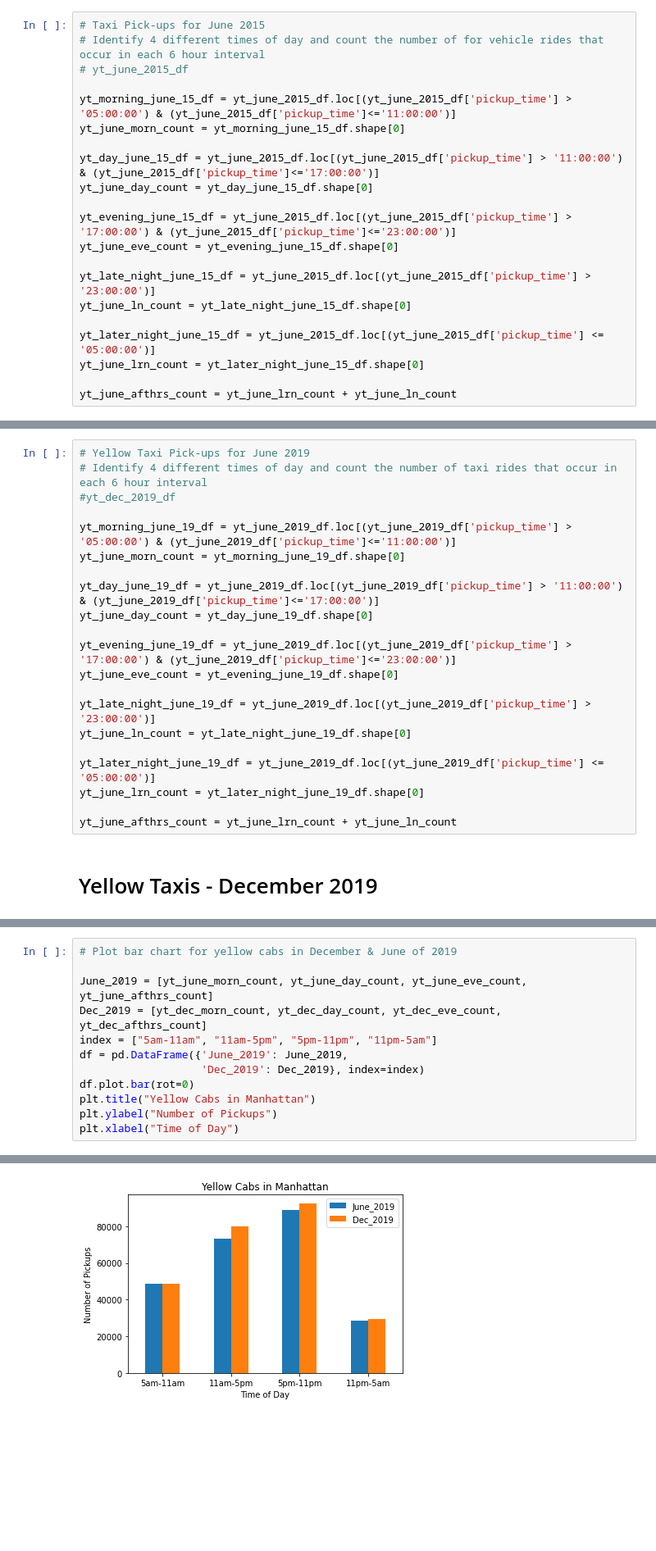
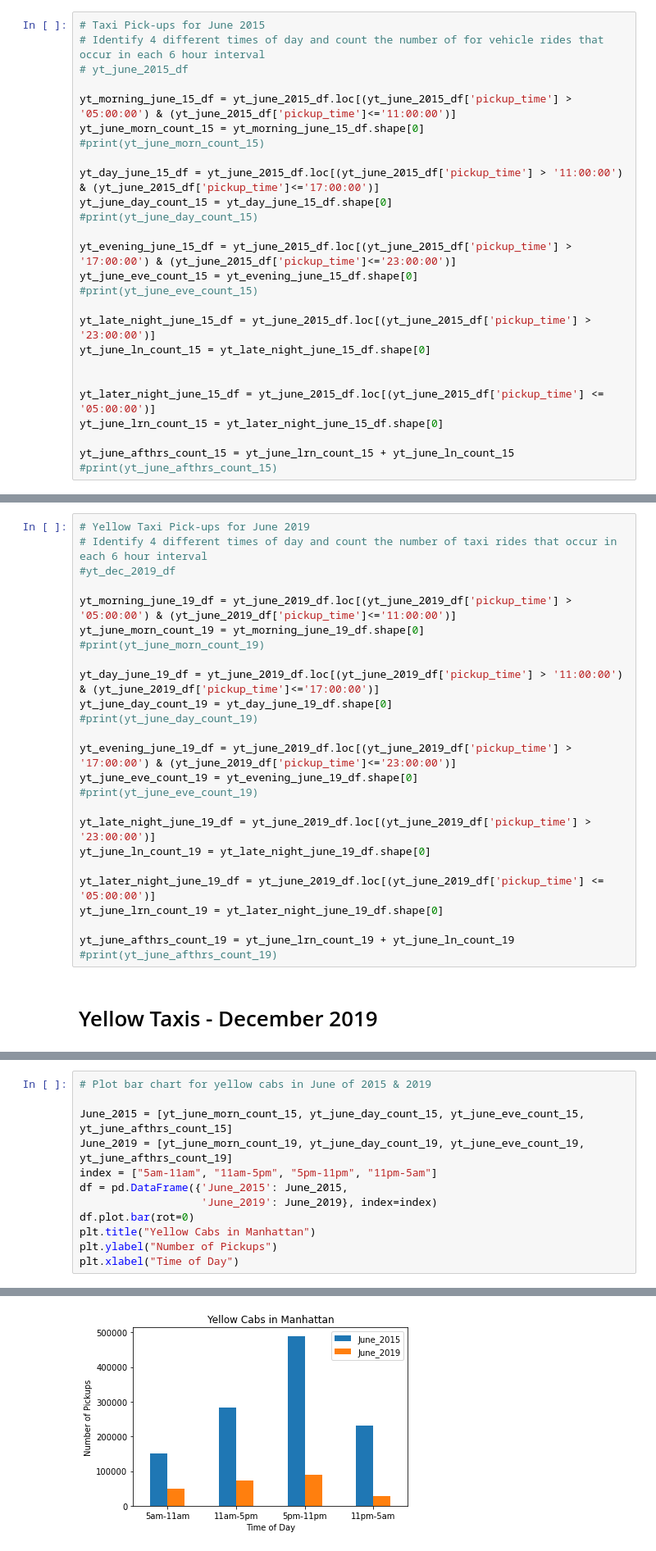
Before and after one commit to ILekawa9/Project-1, a Jupyter notebook: Popular_Ride_Share_Times.ipynb, the cells around one changed output, grey strips where cells are left out. Shown at 82% size. Cells and saved outputs as stored; diff of their text form; blank space fills up the shorter version.

```diff
--- a/Popular_Ride_Share_Times.ipynb
+++ b/Popular_Ride_Share_Times.ipynb
@@ -58,21 +64,26 @@ yt_june_2015_df.head()
 # yt_june_2015_df
 
 yt_morning_june_15_df = yt_june_2015_df.loc[(yt_june_2015_df['pickup_time'] > '05:00:00') & (yt_june_2015_df['pickup_time']<='11:00:00')]
-yt_june_morn_count = yt_morning_june_15_df.shape[0]
+yt_june_morn_count_15 = yt_morning_june_15_df.shape[0]
+#print(yt_june_morn_count_15)
 
 yt_day_june_15_df = yt_june_2015_df.loc[(yt_june_2015_df['pickup_time'] > '11:00:00') & (yt_june_2015_df['pickup_time']<='17:00:00')]
-yt_june_day_count = yt_day_june_15_df.shape[0]
+yt_june_day_count_15 = yt_day_june_15_df.shape[0]
+#print(yt_june_day_count_15)
 
 yt_evening_june_15_df = yt_june_2015_df.loc[(yt_june_2015_df['pickup_time'] > '17:00:00') & (yt_june_2015_df['pickup_time']<='23:00:00')]
-yt_june_eve_count = yt_evening_june_15_df.shape[0]
+yt_june_eve_count_15 = yt_evening_june_15_df.shape[0]
+#print(yt_june_eve_count_15)
 
 yt_late_night_june_15_df = yt_june_2015_df.loc[(yt_june_2015_df['pickup_time'] > '23:00:00')]
-yt_june_ln_count = yt_late_night_june_15_df.shape[0]
+yt_june_ln_count_15 = yt_late_night_june_15_df.shape[0]
+
 
 yt_later_night_june_15_df = yt_june_2015_df.loc[(yt_june_2015_df['pickup_time'] <= '05:00:00')]
-yt_june_lrn_count = yt_later_night_june_15_df.shape[0]
+yt_june_lrn_count_15 = yt_later_night_june_15_df.shape[0]
 
-yt_june_afthrs_count = yt_june_lrn_count + yt_june_ln_count
+yt_june_afthrs_count_15 = yt_june_lrn_count_15 + yt_june_ln_count_15
+#print(yt_june_afthrs_count_15)
 # %% [markdown]
 ## For Hire Vehicles June 2015 Data
 # %%
@@ -260,21 +279,25 @@ yt_june_2019_df.head()
 #yt_dec_2019_df
 
 yt_morning_june_19_df = yt_june_2019_df.loc[(yt_june_2019_df['pickup_time'] > '05:00:00') & (yt_june_2019_df['pickup_time']<='11:00:00')]
-yt_june_morn_count = yt_morning_june_19_df.shape[0]
+yt_june_morn_count_19 = yt_morning_june_19_df.shape[0]
+#print(yt_june_morn_count_19)
 
 yt_day_june_19_df = yt_june_2019_df.loc[(yt_june_2019_df['pickup_time'] > '11:00:00') & (yt_june_2019_df['pickup_time']<='17:00:00')]
-yt_june_day_count = yt_day_june_19_df.shape[0]
+yt_june_day_count_19 = yt_day_june_19_df.shape[0]
+#print(yt_june_day_count_19)
 
 yt_evening_june_19_df = yt_june_2019_df.loc[(yt_june_2019_df['pickup_time'] > '17:00:00') & (yt_june_2019_df['pickup_time']<='23:00:00')]
-yt_june_eve_count = yt_evening_june_19_df.shape[0]
+yt_june_eve_count_19 = yt_evening_june_19_df.shape[0]
+#print(yt_june_eve_count_19)
 
 yt_late_night_june_19_df = yt_june_2019_df.loc[(yt_june_2019_df['pickup_time'] > '23:00:00')]
-yt_june_ln_count = yt_late_night_june_19_df.shape[0]
+yt_june_ln_count_19 = yt_late_night_june_19_df.shape[0]
 
 yt_later_night_june_19_df = yt_june_2019_df.loc[(yt_june_2019_df['pickup_time'] <= '05:00:00')]
-yt_june_lrn_count = yt_later_night_june_19_df.shape[0]
+yt_june_lrn_count_19 = yt_later_night_june_19_df.shape[0]
 
-yt_june_afthrs_count = yt_june_lrn_count + yt_june_ln_count
+yt_june_afthrs_count_19 = yt_june_lrn_count_19 + yt_june_ln_count_19
+#print(yt_june_afthrs_count_19)
 # %% [markdown]
 # Yellow Taxis - December 2019
 # %%
@@ -312,15 +340,15 @@ yt_dec_afthrs_count = yt_dec_lrn_count + yt_dec_ln_count
 # %%
-# Plot bar chart for yellow cabs in December & June of 2019
+# Plot bar chart for yellow cabs in June of 2015 & 2019
 
-June_2019 = [yt_june_morn_count, yt_june_day_count, yt_june_eve_count, yt_june_afthrs_count]
-Dec_2019 = [yt_dec_morn_count, yt_dec_day_count, yt_dec_eve_count, yt_dec_afthrs_count]
+June_2015 = [yt_june_morn_count_15, yt_june_day_count_15, yt_june_eve_count_15, yt_june_afthrs_count_15]
+June_2019 = [yt_june_morn_count_19, yt_june_day_count_19, yt_june_eve_count_19, yt_june_afthrs_count_19]
 index = ["5am-11am", "11am-5pm", "5pm-11pm", "11pm-5am"]
-df = pd.DataFrame({'June_2019': June_2019,
-                   'Dec_2019': Dec_2019}, index=index)
+df = pd.DataFrame({'June_2015': June_2015,
+                   'June_2019': June_2019}, index=index)
 df.plot.bar(rot=0)
 plt.title("Yellow Cabs in Manhattan")
 plt.ylabel("Number of Pickups")
 plt.xlabel("Time of Day")
 # %% [output]
 Text(0.5, 0, 'Time of Day')
-[figure, old version]
+[figure, new version]
```
Also changed, not shown: parts of 15 cells of this notebook.
